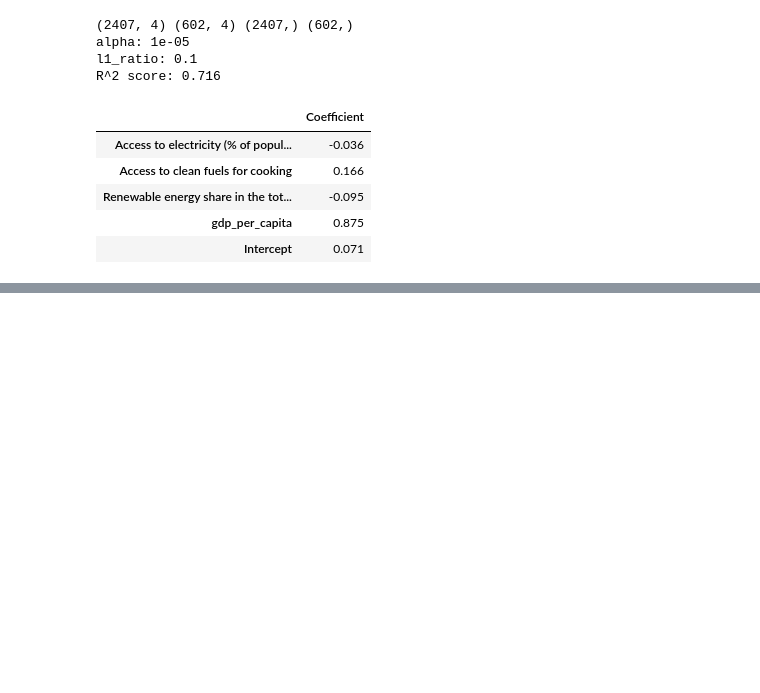
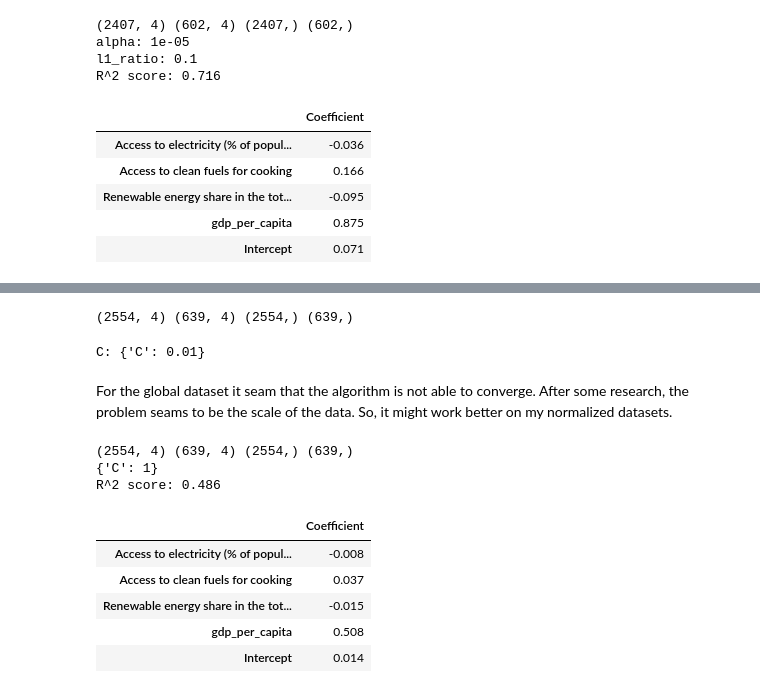
Before and after one commit to lethib/ME_8803_final_project, a Jupyter notebook: modeling/training.ipynb, the cells around one changed output, grey strips where cells are left out. Saved outputs shown, nothing was run; the diff lists cells and outputs as text; code cells hidden in the pictures; blank space fills up the shorter version.

```diff
--- a/modeling/training.ipynb
+++ b/modeling/training.ipynb
@@ -222,0 +236,50 @@ R^2 score: 0.716
+# %%
+# Model training
+
+from sklearn.svm import LinearSVR
+from sklearn.model_selection import GridSearchCV
+
+param_grid = {'C': [10**i for i in range(-6, 1)]}
+
+base_LSVR_model = LinearSVR(loss='epsilon_insensitive', epsilon=0, max_iter=10_000)
+
+LSVR_model = GridSearchCV(base_LSVR_model, param_grid, cv=10, scoring='r2')
+LSVR_model_nor = GridSearchCV(base_LSVR_model, param_grid, cv=10, scoring='r2')
+LSVR_model_nor_wo = GridSearchCV(base_LSVR_model, param_grid, cv=10, scoring='r2')
+# %%
+# Train on global dataset
+
+X_pe_train, X_pe_test, y_pe_train, y_pe_test = splitDataset(df_pe, test_size=0.2, should_have_validation_set=False)
+
+LSVR_model.fit(X_pe_train, y_pe_train)
+
+print(f'C: {LSVR_model.best_params_}')
+# %% [output]
+(2554, 4) (639, 4) (2554,) (639,)
+C: {'C': 0.01}
+# %% [markdown]
+For the global dataset it seam that the algorithm is not able to converge. After some research, the problem seams to be the scale of the data. So, it might work better on my normalized datasets.
+# %%
+# Train on normalized dataset
+
+X_nor_pe_train, X_nor_pe_test, y_nor_pe_train, y_nor_pe_test = splitDataset(normalized_df_pe, test_size=0.2, should_have_validation_set=False)
+
+LSVR_model_nor.fit(X_nor_pe_train, y_nor_pe_train)
+
+print(LSVR_model_nor.best_params_)
+
+print(f'R^2 score: {LSVR_model_nor.score(X_nor_pe_train, y_nor_pe_train).round(3)}')
+
+LSVR_model_nor_coef = pd.DataFrame(LSVR_model_nor.best_estimator_.coef_, index=X_nor_pe_train.columns, columns=['Coefficient'])
+LSVR_model_nor_coef.loc['Intercept'] = LSVR_model_nor.best_estimator_.intercept_
+LSVR_model_nor_coef.round(3)
+# %% [output]
+(2554, 4) (639, 4) (2554,) (639,)
+{'C': 1}
+R^2 score: 0.486
+|  | Coefficient |
+| Access to electricity (% of popul... | -0.008 |
+| Access to clean fuels for cooking | 0.037 |
+| Renewable energy share in the tot... | -0.015 |
+| gdp_per_capita | 0.508 |
+| Intercept | 0.014 |
```
Also changed, not shown: parts of 3 cells of this notebook.
